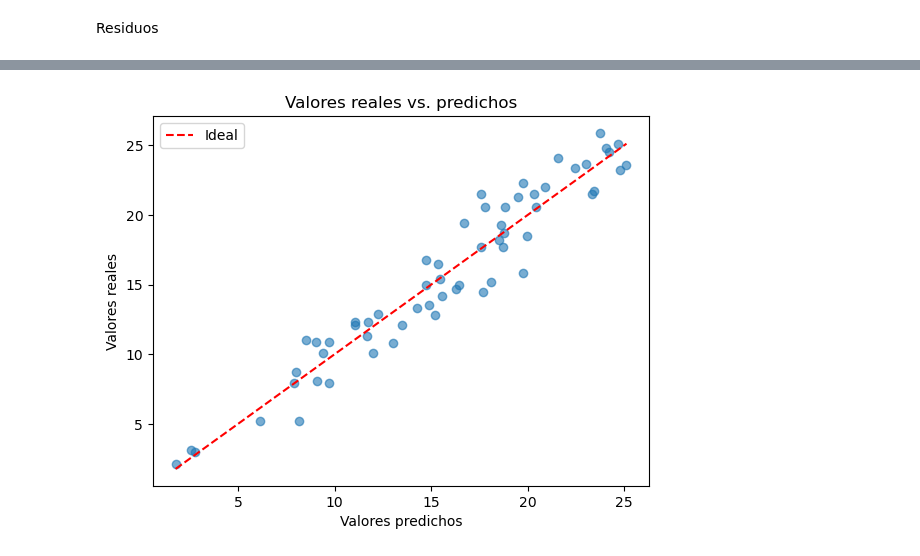
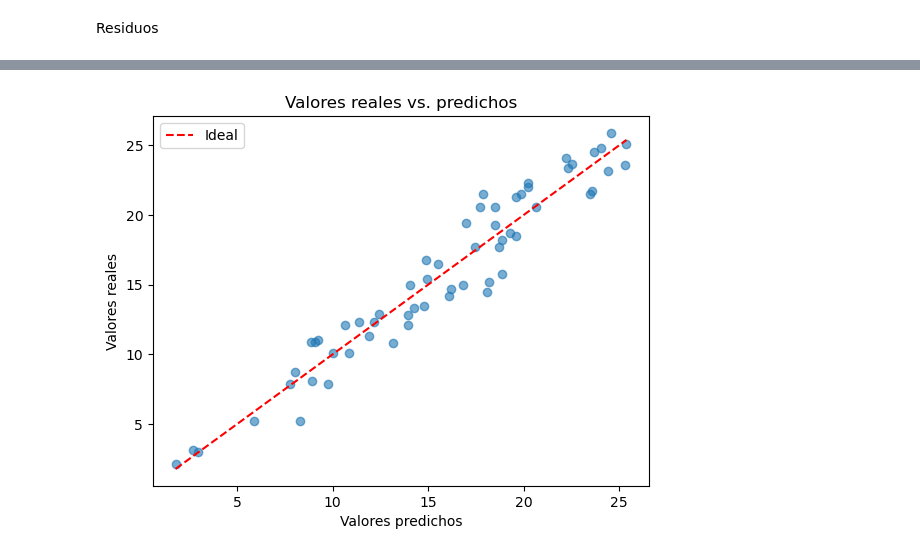
Before and after one commit to CaroRuiz92/etl_clima_zonas_argentinas, a Jupyter notebook: notebooks/visualizacion_datos.ipynb, the cells around one changed output, grey strips where cells are left out. Saved outputs shown, nothing was run; the diff lists cells and outputs as text; code cells hidden in the pictures.

```diff
--- a/notebooks/visualizacion_datos.ipynb
+++ b/notebooks/visualizacion_datos.ipynb
@@ -123,5 +125,5 @@ dumm_epoca = pd.get_dummies(data_dumm['epoca'], drop_first=True).astype(int)
 # %%
-data_dumm = pd.concat([data_dumm, dumm_epoca], axis=1)
+data_dumm = pd.concat([data_dumm, dumm_epoca, dumm_prov], axis=1)
 # %%
 data_dumm.head()
 # %% [output]
@@ -136,5 +139,7 @@ Se eliminan columnas que no se consideran útiles para el modelo
 # %%
-data_dumm.drop(['estacion', 'mes', 'provincia', 'temperat_max_c', 'temperat_min_c','frec_dias_precipi_sup_1mm', 'veloc_kmh_viento_2011_2020'], axis=1, inplace=True)
+data_dumm.drop(['estacion', 'mes', 'provincia', 'temperat_max_c', 'temperat_min_c',
+                'frec_dias_precipi_sup_1mm', 'veloc_kmh_viento_2011_2020', 'epoca',
+               'latitud', 'longitud'], axis=1, inplace=True)
 # %%
 data_dumm.head()
 # %% [output]
@@ -166,8 +163,9 @@ y='temperat_c'
 import statsmodels.api as sm
 # %%
 # Variables independientes y la dependiente
-X = data_dumm[['precipi_mm', 'humedad_relac', 'nubosidad_octas',
-               'latitud', 'longitud', 'otono', 'primavera', 'verano']]
+X = data_dumm[['precipi_mm', 'humedad_relac',
+                  'nubosidad_octas', 'altura_m', 'otono', 'primavera', 'verano',
+                      'CAPITAL FEDERAL', 'MENDOZA', 'RIO NEGRO', 'SALTA', 'SANTA FE']]
 Y = data_dumm['temperat_c']
 # %%
 # Se detectaron algunos NaN en precipi_mm y humedad_relac asi que se eliminan
@@ -236,8 +201,8 @@ strong multicollinearity or other numerical problems.
 # %% [markdown]
 Residuos
 # %%
-y_pred = model2.fittedvalues
-residuos = model2.resid
+y_pred = model.fittedvalues
+residuos = model.resid
 # %%
 plt.scatter(y_pred, residuos)
 plt.xlabel('Valores predichos')
@@ -249,10 +214,10 @@ plt.show()
 # %%
-plt.scatter(model2.fittedvalues, model2.model.endog, alpha=0.6)
+plt.scatter(model.fittedvalues, model.model.endog, alpha=0.6)
 plt.plot([min(y_pred), max(y_pred)], [min(y_pred), max(y_pred)], color='red', linestyle='--', label='Ideal')
 plt.xlabel('Valores predichos')
 plt.ylabel('Valores reales')
 plt.title('Valores reales vs. predichos')
 plt.legend()
 plt.show()
 # %% [output]
-[figure, old version]
+[figure, new version]
```
Also changed, not shown: parts of 20 cells of this notebook.
